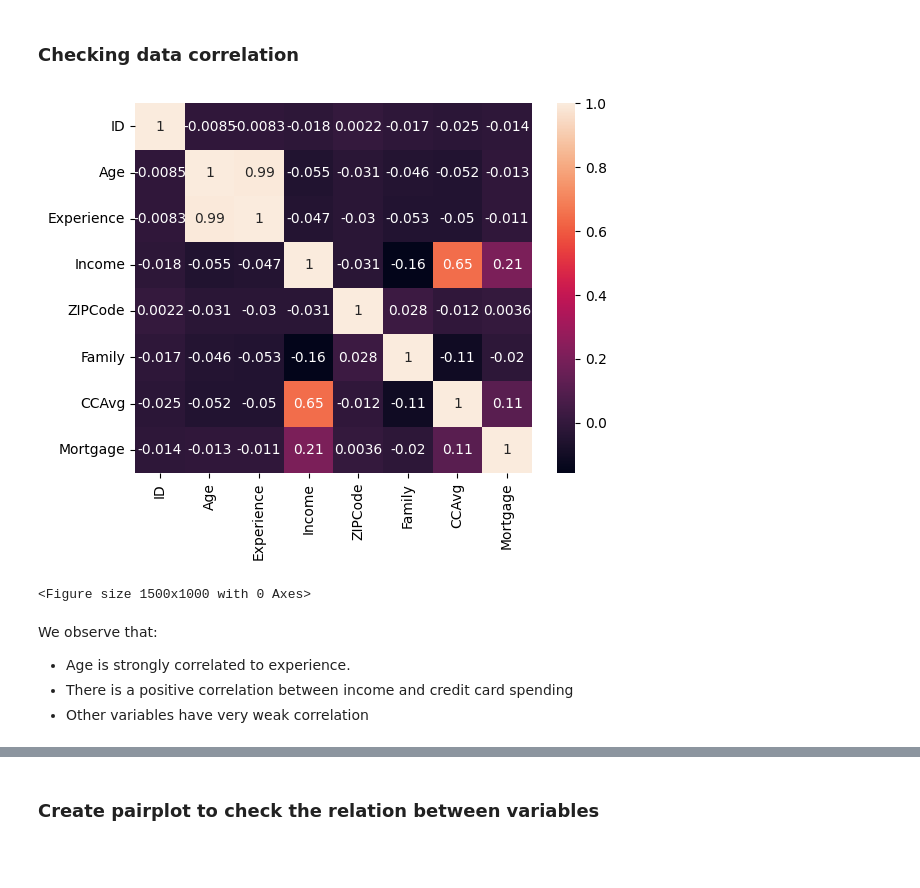
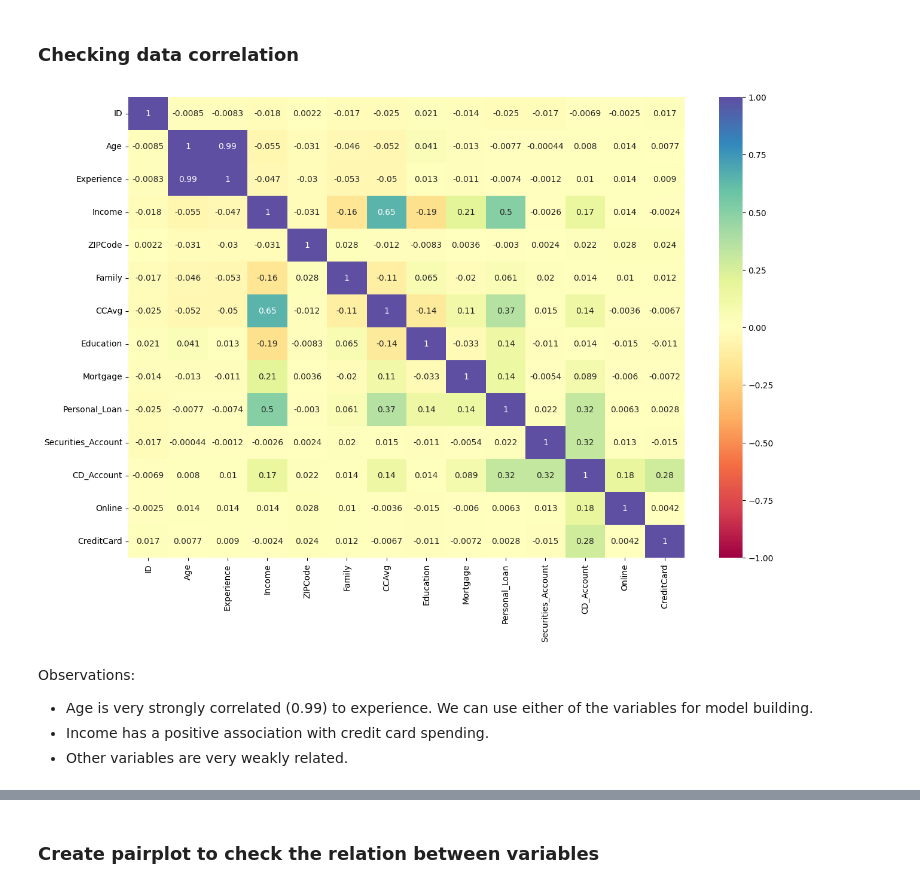
Before and after one commit to nirajguru/machine-learning-projects, a Jupyter notebook: personal-loan-compaign/notebook/loan-compaign-solution-niraj.ipynb, the cells around one changed output, grey strips where cells are left out. Cells and saved outputs as stored; diff of their text form; code cells hidden in the pictures; blank space fills up the shorter version.

```diff
--- a/personal-loan-compaign/notebook/loan-compaign-solution-niraj.ipynb
+++ b/personal-loan-compaign/notebook/loan-compaign-solution-niraj.ipynb
@@ -118,6 +196,6 @@ There are no missing values in any of the columns.
 5. How does a customer's interest in purchasing a loan vary with their education?
 # %%
 # identify the categorical columns and numerical columns
-all_columns = list(df)
-categorical_columns = ['Education', 'Securities_Account', 'CD_Account', 'Online', 'CreditCard']
-numerical_columns = ['ID', 'Age' , 'Experience', 'Income', 'ZIPCode', 'Family', 'CCAvg', 'Mortgage']
+columns = list(df)
+categorical_columns = ['Family', 'Education', 'Securities_Account', 'CD_Account', 'Online', 'CreditCard']
+numerical_columns = ['Age' , 'Experience', 'Income', 'CCAvg', 'Mortgage']
@@ -128,18 +251,19 @@ df[numerical_columns].hist(stacked=False, bins=100, figsize=(12,30), layout=(14,
 # %% [markdown]
 ### Checking data correlation
 # %%
-df.corr()
+plt.figure(figsize=(15, 10))
 sns.heatmap(
-    data = df[numerical_columns].corr(),
+    data = df[columns].corr(),
     annot=True,
+    cmap= "Spectral",
+    vmin=-1,
+    vmax=1,
 )
-plt.figure(figsize=(15, 10))
 plt.show()
 # %% [output]
-[figure, old version]
+[figure, new version]
-<Figure size 1500x1000 with 0 Axes>
 # %% [markdown]
-We observe that:
-- Age is strongly correlated to experience.
-- There is a positive correlation between income and credit card spending
-- Other variables have very weak correlation
+Observations:
+- Age is very strongly correlated (0.99) to experience. We can use either of the variables for model building.
+- Income has a positive association with credit card spending.
+- Other variables are very weakly related.
```
Also changed, not shown: parts of 34 cells of this notebook.
